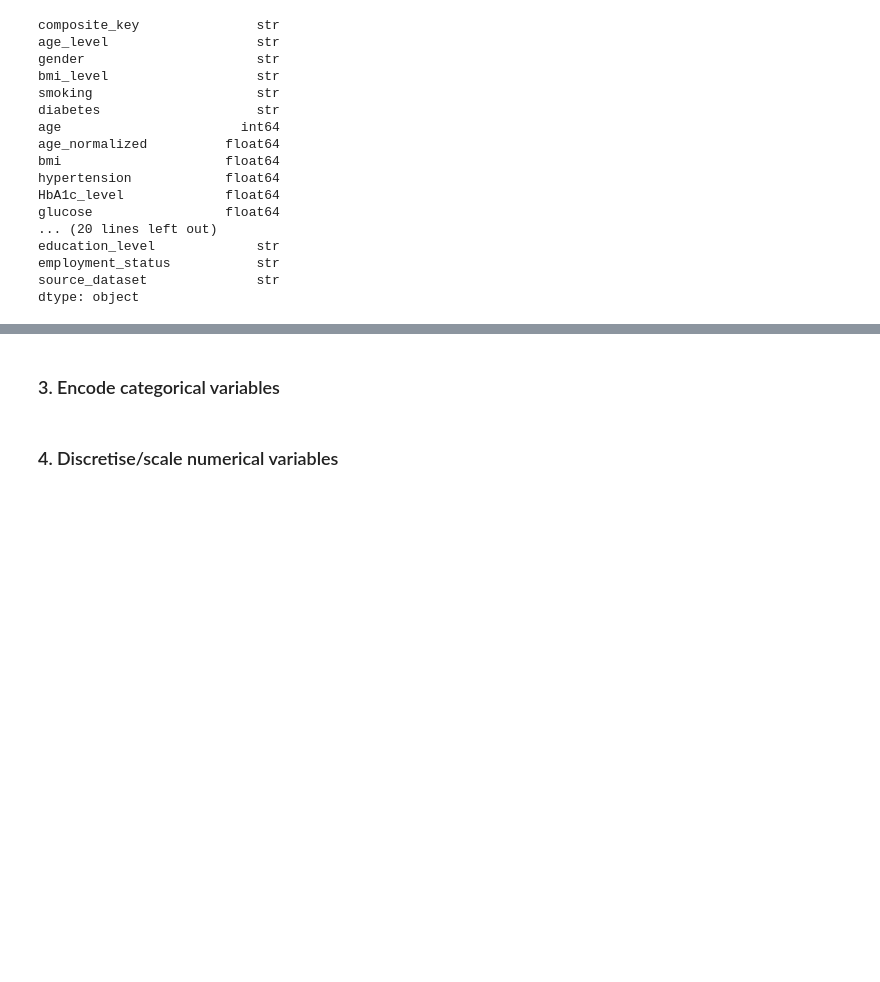
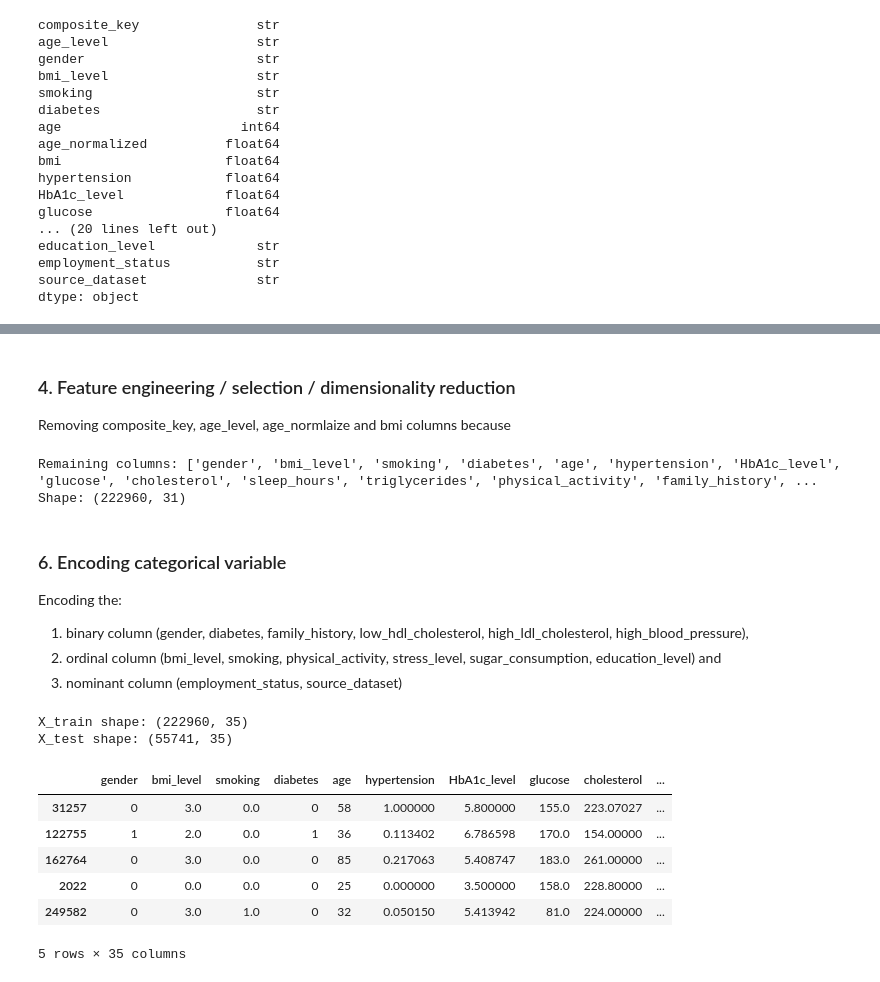
Before and after one commit to fatehbhular/Heart-Disease-Prediction-Model, a Jupyter notebook: notebooks/Task_3_Data Cleansing and Transformation.ipynb, the cells around one changed output, grey strips where cells are left out. Saved outputs shown, nothing was run; the diff lists cells and outputs as text; code cells hidden in the pictures; blank space fills up the shorter version.

```diff
--- a/notebooks/Task_3_Data Cleansing and Transformation.ipynb
+++ b/notebooks/Task_3_Data Cleansing and Transformation.ipynb
@@ -1029,4 +1074,75 @@ dtype: object
 # %% [markdown]
-### 3. Encode categorical variables
+### 4. Feature engineering / selection / dimensionality reduction
+
+Removing composite_key, age_level, age_normlaize and bmi columns because
+# %%
+columns_to_drop = ["composite_key", "age_level", "age_normalized", "bmi"]
+
+X_train = X_train.drop(columns=columns_to_drop)
+X_test = X_test.drop(columns=columns_to_drop)
+
+print("Remaining columns:", X_train.columns.tolist())
+print("Shape:", X_train.shape)
+# %% [output]
+Remaining columns: ['gender', 'bmi_level', 'smoking', 'diabetes', 'age', 'hypertension', 'HbA1c_level', 'glucose', 'cholesterol', 'sleep_hours', 'triglycerides', 'physical_activity', 'family_history', ...
+Shape: (222960, 31)
 # %% [markdown]
-### 4. Discretise/scale numerical variables
+### 6. Encoding categorical variable
+
+Encoding the:
+1. binary column (gender, diabetes, family_history, low_hdl_cholesterol, high_ldl_cholesterol, high_blood_pressure),
+2. ordinal column (bmi_level, smoking, physical_activity, stress_level, sugar_consumption, education_level) and
+3. nominant column (employment_status, source_dataset)
+# %%
+# Binary encoding
+binary_maps = {
+    "gender": {"Female": 0, "Male": 1},
+    "diabetes": {"No": 0, "Yes": 1},
+    "family_history": {"No": 0, "Yes": 1},
+    "low_hdl_cholesterol": {"No": 0, "Yes": 1},
+    "high_ldl_cholesterol": {"No": 0, "Yes": 1},
+    "high_blood_pressure": {"No": 0, "Yes": 1},
+}
+for col, mapping in binary_maps.items():
+    X_train[col] = X_train[col].map(mapping)
+    X_test[col] = X_test[col].map(mapping)
+
+# Ordinal encoding
+from sklearn.preprocessing import OrdinalEncoder
+
+ordinal_cols = ["bmi_level", "smoking", "physical_activity", "stress_level",
+                "sugar_consumption", "education_level"]
+ordinal_categories = [
+    ["Underweight", "Normal", "Overweight", "Obese"],
+    ["Never", "Former", "Current"],
+    ["Low", "Moderate", "High"],
+    ["Low", "Medium", "High"],
+    ["Low", "Medium", "High"],
+    ["Primary", "Secondary", "Tertiary"],
+]
+
+enc = OrdinalEncoder(categories=ordinal_categories)
+X_train[ordinal_cols] = enc.fit_transform(X_train[ordinal_cols])  # fit on train only
+X_test[ordinal_cols] = enc.transform(X_test[ordinal_cols])         # apply to test
+
+# One-hot encoding for nominal columns — dtype=int gives 0/1 directly instead of True/False
+nominal_cols = ["employment_status", "source_dataset"]
+X_train = pd.get_dummies(X_train, columns=nominal_cols, dtype=int)
+X_test = pd.get_dummies(X_test, columns=nominal_cols, dtype=int)
+
+# Align test columns to train (in case any category is missing from one split)
+X_test = X_test.reindex(columns=X_train.columns, fill_value=0)
+
+print("X_train shape:", X_train.shape)
+print("X_test shape:", X_test.shape)
+X_train.head()
+# %% [output]
+X_train shape: (222960, 35)
+X_test shape: (55741, 35)
+|  | gender | bmi_level | smoking | diabetes | age | hypertension | HbA1c_level | glucose | cholesterol | ... |
+| 31257 | 0 | 3.0 | 0.0 | 0 | 58 | 1.000000 | 5.800000 | 155.0 | 223.07027 | ... |
+| 122755 | 1 | 2.0 | 0.0 | 1 | 36 | 0.113402 | 6.786598 | 170.0 | 154.00000 | ... |
+| 162764 | 0 | 3.0 | 0.0 | 0 | 85 | 0.217063 | 5.408747 | 183.0 | 261.00000 | ... |
+| 2022 | 0 | 0.0 | 0.0 | 0 | 25 | 0.000000 | 3.500000 | 158.0 | 228.80000 | ... |
+| 249582 | 0 | 3.0 | 1.0 | 0 | 32 | 0.050150 | 5.413942 | 81.0 | 224.00000 | ... |
+5 rows × 35 columns
```
Also changed, not shown: parts of 12 cells of this notebook, 1 other file.
